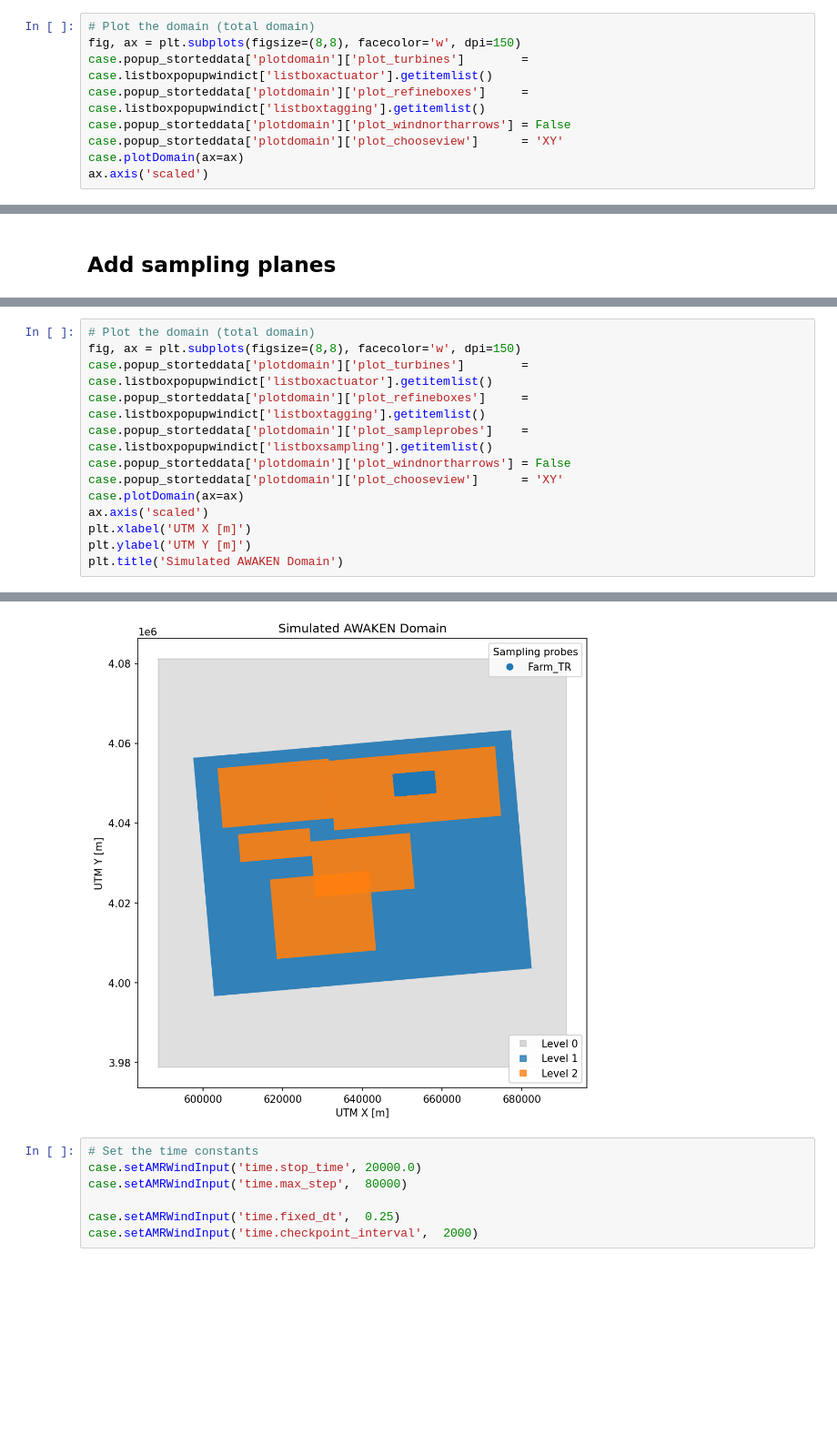
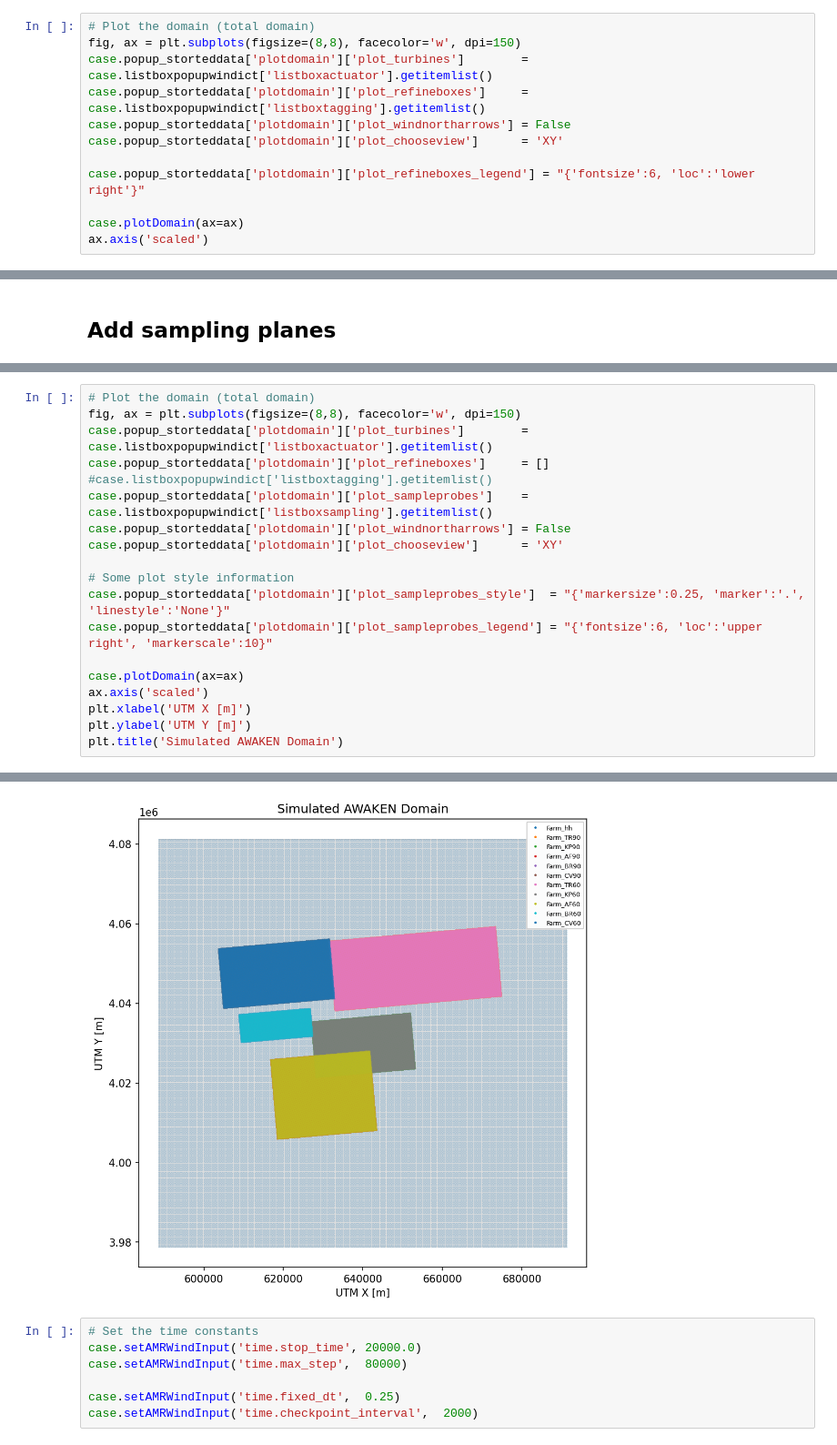
Before and after one commit to lawrenceccheung/AWAKEN_summit_setup, a Jupyter notebook: precursor/UnstableABL1/UnstableABL_setup2.ipynb, the cells around one changed output, grey strips where cells are left out. Shown: that part at 91% size. Saved outputs shown, nothing was run; the diff lists cells and outputs as text; blank space fills up the shorter version.

```diff
--- a/precursor/UnstableABL1/UnstableABL_setup2.ipynb
+++ b/precursor/UnstableABL1/UnstableABL_setup2.ipynb
@@ -310,6 +310,9 @@ case.popup_storteddata['plotdomain']['plot_turbines']        = case.listboxpopup
 case.popup_storteddata['plotdomain']['plot_refineboxes']     = case.listboxpopupwindict['listboxtagging'].getitemlist()
 case.popup_storteddata['plotdomain']['plot_windnortharrows'] = False
 case.popup_storteddata['plotdomain']['plot_chooseview']      = 'XY'
+
+case.popup_storteddata['plotdomain']['plot_refineboxes_legend'] = "{'fontsize':6, 'loc':'lower right'}"
+
 case.plotDomain(ax=ax)
 ax.axis('scaled')
 # %% [output]
@@ -365,19 +383,24 @@ print(case.listboxpopupwindict['listboxsampling'].getitemlist())
 # %%
 # Plot the domain (total domain)
 fig, ax = plt.subplots(figsize=(8,8), facecolor='w', dpi=150)
 case.popup_storteddata['plotdomain']['plot_turbines']        = case.listboxpopupwindict['listboxactuator'].getitemlist()
-case.popup_storteddata['plotdomain']['plot_refineboxes']     = case.listboxpopupwindict['listboxtagging'].getitemlist()
+case.popup_storteddata['plotdomain']['plot_refineboxes']     = [] #case.listboxpopupwindict['listboxtagging'].getitemlist()
 case.popup_storteddata['plotdomain']['plot_sampleprobes']    = case.listboxpopupwindict['listboxsampling'].getitemlist()
 case.popup_storteddata['plotdomain']['plot_windnortharrows'] = False
 case.popup_storteddata['plotdomain']['plot_chooseview']      = 'XY'
+
+# Some plot style information
+case.popup_storteddata['plotdomain']['plot_sampleprobes_style']  = "{'markersize':0.25, 'marker':'.', 'linestyle':'None'}"
+case.popup_storteddata['plotdomain']['plot_sampleprobes_legend'] = "{'fontsize':6, 'loc':'upper right', 'markerscale':10}"
+
 case.plotDomain(ax=ax)
 ax.axis('scaled')
 plt.xlabel('UTM X [m]')
 plt.ylabel('UTM Y [m]')
 plt.title('Simulated AWAKEN Domain')
 # %% [output]
 Text(0.5, 1.0, 'Simulated AWAKEN Domain')
-[figure, old version]
+[figure, new version]
 # %%
 # Set the time constants
 case.setAMRWindInput('time.stop_time', 20000.0)
```
Also changed, not shown: parts of 7 cells of this notebook, 2 other files.
